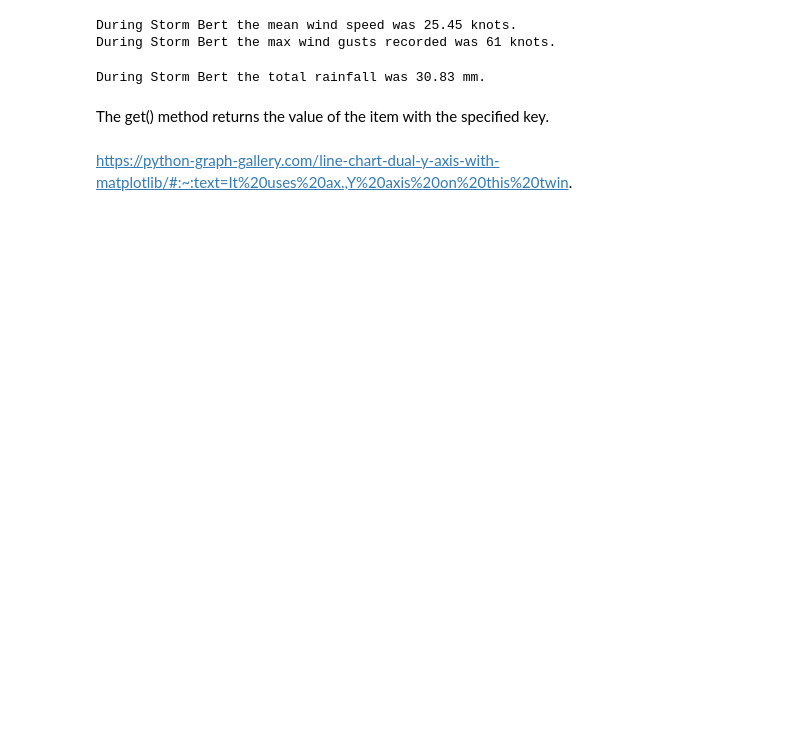
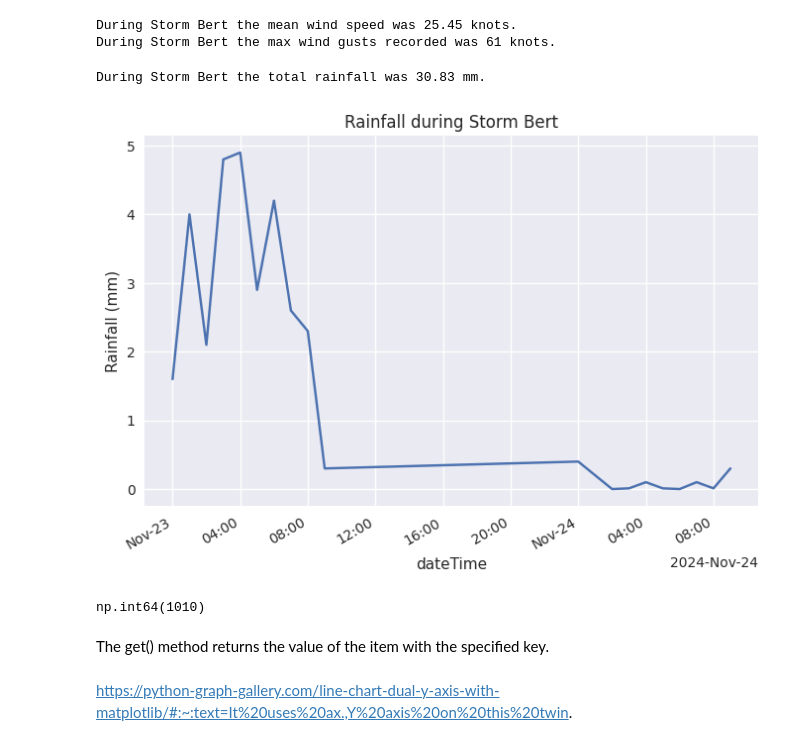
Before and after one commit to IreneKilgannon/Computer-Infrastructure, a Jupyter notebook: weather.ipynb, the cells around one changed output. Saved outputs shown, nothing was run; the diff lists cells and outputs as text; code cells hidden in the pictures; blank space fills up the shorter version.

```diff
--- a/weather.ipynb
+++ b/weather.ipynb
@@ -646,5 +661,5 @@ f' The wettest date and time was {max_rainfall_idx} when {df.loc[max_rainfall_id
 # %% [markdown]
 ### Storm Bert
 # %%
-storm_bert = df.loc['2024-11-23': '2024-11-24']
+storm_bert_df = df.loc['2024-11-23': '2024-11-24']
 # %%
@@ -667,3 +679,24 @@ During Storm Bert the total rainfall was 30.83 mm.
+# %%
+# Plot of the Rainfall During Storm Bert
+
+fig, ax = plt.subplots()
+
+locator = mdates.AutoDateLocator()
+formatter = mdates.ConciseDateFormatter(locator)
+ax.xaxis.set_major_locator(locator)
+ax.xaxis.set_major_formatter(formatter)
+
+storm_bert_df['rainfall'].plot()
+
+plt.title('Rainfall during Storm Bert')
+plt.ylabel('Rainfall (mm)')
+plt.show()
+# %% [output]
+[figure, added]
+# %%
+df.loc['2024-11-22', 'pressure'].max()
+# %% [output]
+np.int64(1010)
 # %% [markdown]
 The get() method returns the value of the item with the specified key.
 # %% [markdown]
```
Also changed, not shown: parts of 45 cells of this notebook, 1 other file.
